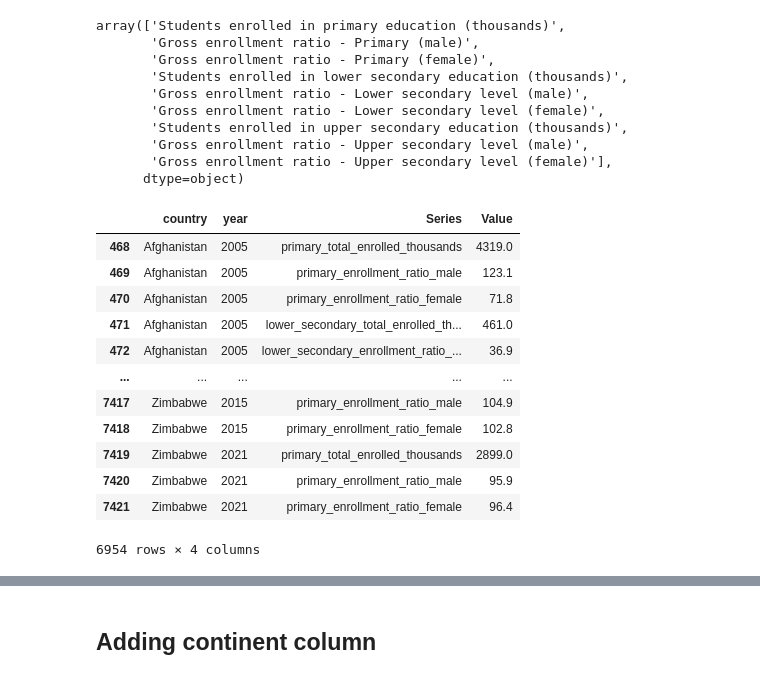
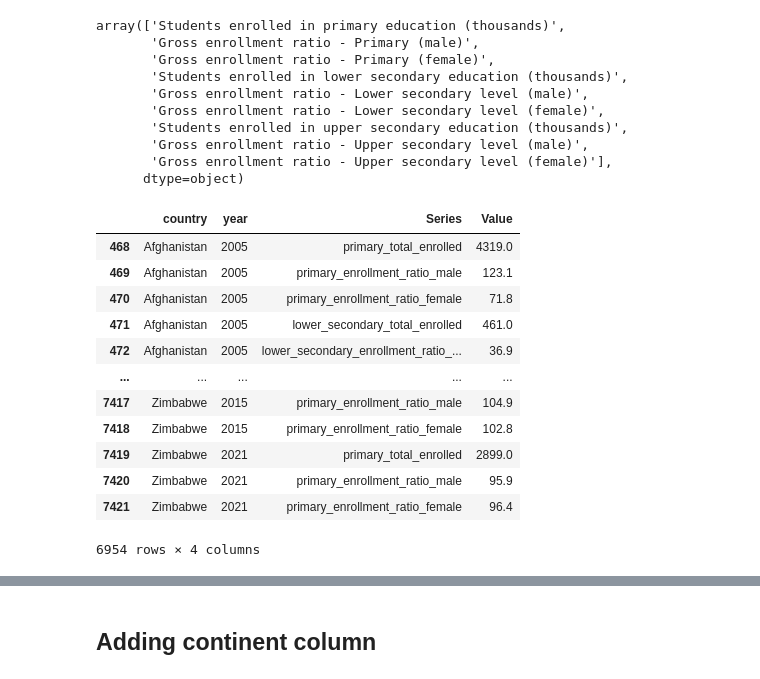
Before and after one commit to connoraking/GDP-model-and-analysis, a Jupyter notebook: data_cleaning/education_cleaning.ipynb, the cells around one changed output, grey strips where cells are left out. Drawn from its saved outputs; the diff is of its cells as text; code cells hidden in the pictures.

```diff
--- a/data_cleaning/education_cleaning.ipynb
+++ b/data_cleaning/education_cleaning.ipynb
@@ -117,31 +117,31 @@ array(['Students enrolled in primary education (thousands)',
 # %%
 # Renaming to prepare for columns
 
 df_edu['Series'].replace({
-    'Students enrolled in primary education (thousands)':           'primary_total_enrolled_thousands',
+    'Students enrolled in primary education (thousands)':           'primary_total_enrolled',
     'Gross enrollment ratio - Primary (male)':                      'primary_enrollment_ratio_male',
     'Gross enrollment ratio - Primary (female)':                    'primary_enrollment_ratio_female',
-    'Students enrolled in lower secondary education (thousands)':   'lower_secondary_total_enrolled_thousands',
+    'Students enrolled in lower secondary education (thousands)':   'lower_secondary_total_enrolled',
     'Gross enrollment ratio - Lower secondary level (male)':        'lower_secondary_enrollment_ratio_male',
     'Gross enrollment ratio - Lower secondary level (female)':      'lower_secondary_enrollment_ratio_female',
-    'Students enrolled in upper secondary education (thousands)':   'upper_secondary_total_enrolled_thousands',
+    'Students enrolled in upper secondary education (thousands)':   'upper_secondary_total_enrolled',
     'Gross enrollment ratio - Upper secondary level (male)':        'upper_secondary_enrollment_ratio_male',
     'Gross enrollment ratio - Upper secondary level (female)':      'upper_secondary_enrollment_ratio_female'
 },
     inplace = True)
 
 df_edu
 # %% [output]
 |  | country | year | Series | Value |
-| 468 | Afghanistan | 2005 | primary_total_enrolled_thousands | 4319.0 |
+| 468 | Afghanistan | 2005 | primary_total_enrolled | 4319.0 |
 | 469 | Afghanistan | 2005 | primary_enrollment_ratio_male | 123.1 |
 | 470 | Afghanistan | 2005 | primary_enrollment_ratio_female | 71.8 |
-| 471 | Afghanistan | 2005 | lower_secondary_total_enrolled_th... | 461.0 |
+| 471 | Afghanistan | 2005 | lower_secondary_total_enrolled | 461.0 |
 | 472 | Afghanistan | 2005 | lower_secondary_enrollment_ratio_... | 36.9 |
 | ... | ... | ... | ... | ... |
 | 7417 | Zimbabwe | 2015 | primary_enrollment_ratio_male | 104.9 |
 | 7418 | Zimbabwe | 2015 | primary_enrollment_ratio_female | 102.8 |
-| 7419 | Zimbabwe | 2021 | primary_total_enrolled_thousands | 2899.0 |
+| 7419 | Zimbabwe | 2021 | primary_total_enrolled | 2899.0 |
 | 7420 | Zimbabwe | 2021 | primary_enrollment_ratio_male | 95.9 |
 | 7421 | Zimbabwe | 2021 | primary_enrollment_ratio_female | 96.4 |
 6954 rows × 4 columns
```
Also changed, not shown: parts of 6 cells of this notebook, 2 other files.
